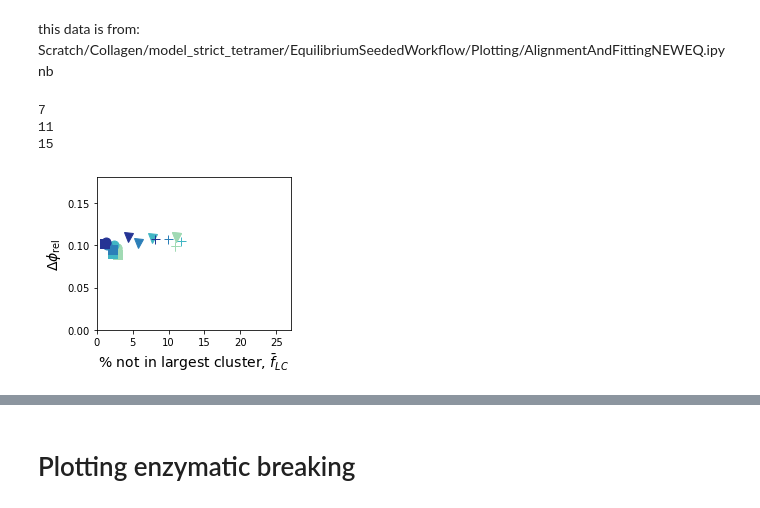
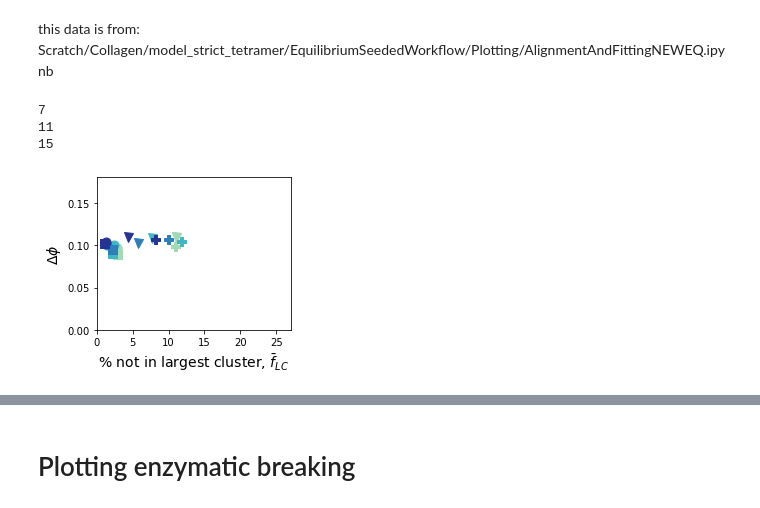
Before and after one commit to Billie1717/CollagenIVProject, a Jupyter notebook: Data_and_Figures/TechnicalProject/Fig_NonEquilibrium/NonEquilibrium.ipynb, the cells around one changed output, grey strips where cells are left out. Saved outputs shown, nothing was run; the diff lists cells and outputs as text; code cells hidden in the pictures.

```diff
--- a/Data_and_Figures/TechnicalProject/Fig_NonEquilibrium/NonEquilibrium.ipynb
+++ b/Data_and_Figures/TechnicalProject/Fig_NonEquilibrium/NonEquilibrium.ipynb
@@ -36,42 +37,42 @@ fig,ax = plt.subplots(figsize = (3.8,3))
 MakeProbsActual = [0.01,0.05,0.5,1.0]
 MakeDistsActual = [0.5,0.7,0.9,1.1]
 ms=9
-markes = ['+','v','o','s']
+markes = ['P','v','o','s']
 for i in range(len(MakeProb)):
     for pp in range(len(MakeProbsActual)):
         if MakeProb[i] == MakeProbsActual[pp]:
             clr =  clrs1[pp]
             label2 = r"$C_{\mathrm{make}} = $"+str(MakeProb[i])
     for dd in range(len(MakeDistsActual)):
         if MakeDist[i] == MakeDistsActual[dd]:
             symb = markes[dd]
             ms = ms
             label1 = r"$D_{\mathrm{make}} = $"+str(MakeDist[i])+r"$\sigma$"
     if i<4:
         ax.plot(NLC[i],DeltaPhi[i],marker = symb, color = clr,linestyle = '',markersize = ms,label = label1)
     if (i-3)%4==0 and i!=0 and i!=3:
         print(i)
     #if markes[dd]=='s':
         ax.plot(NLC[i],DeltaPhi[i],marker = symb, color = clr,linestyle = '',markersize = ms,label = label2)
     if i==3:
         ax.plot(NLC[i],DeltaPhi[i],marker = symb, color = clr,linestyle = '',markersize = ms,label = label2)
     else:
         ax.plot(NLC[i],DeltaPhi[i],marker = symb, color = clr,linestyle = '',markersize = ms)
 ax.set_ylim([0,0.18])
 ax.set_xlim([0,27])
 ax.set_xlabel(r"% not in largest cluster, $\bar{f}_{LC}$",fontsize = 14)
-ax.set_ylabel(r"$\Delta\phi_{\mathrm{rel}}$",fontsize = 14)
+ax.set_ylabel(r"$\Delta\phi$",fontsize = 14)
 #ax.legend(frameon=False,loc = [0.5,0.07],fontsize = 10)
 fig.tight_layout()
 
 #plotname = 'Enzy_DeltaPhi_vs_NLC.pdf'
 plotname = 'Enzy_DeltaPhi_vs_NLC_IvanEdits2.pdf'
-#fig.savefig(plotsdir+plotname)
+fig.savefig(plotsdir+plotname)
 # %% [output]
 7
 11
 15
-[figure, old version]
+[figure, new version]
 # %%
 
 ## making legend table
```
Also changed, not shown: parts of 5 cells of this notebook, 32 other files.
